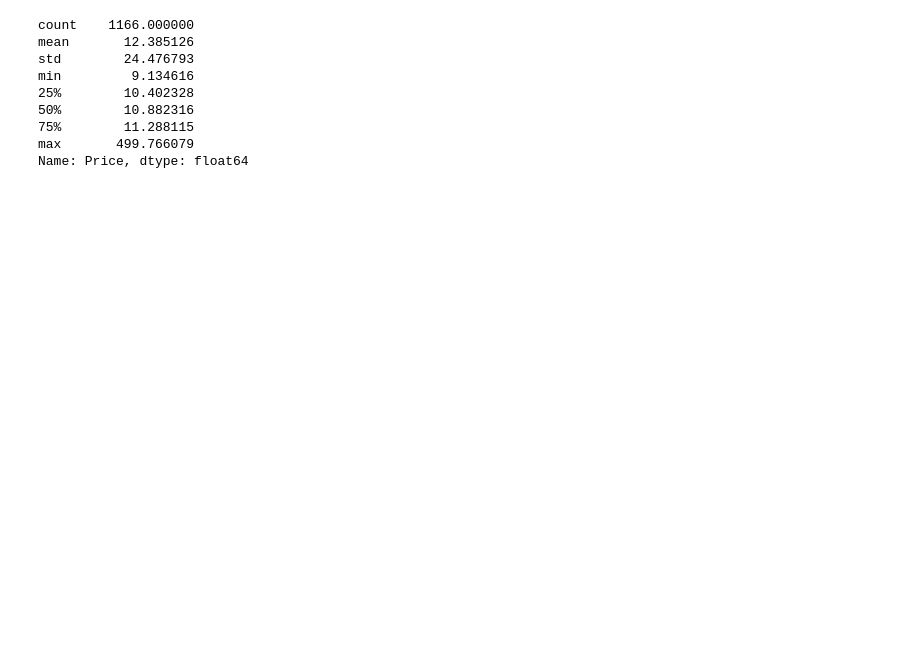
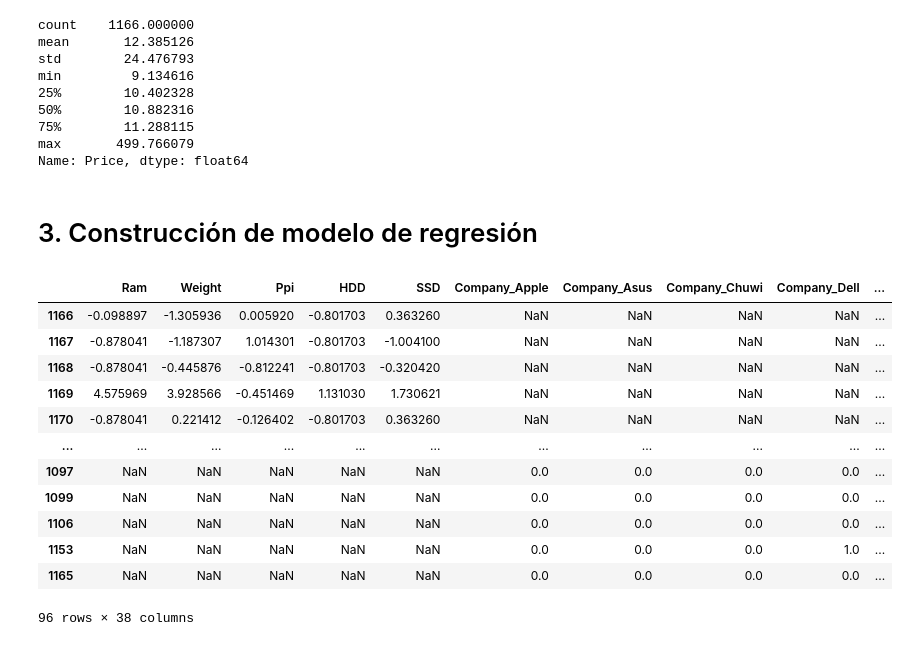
Before and after one commit to ddummann/BI-202302-1, a Jupyter notebook: Lab2/MainNotebook.ipynb, the cells around one changed output. Drawn from its saved outputs; the diff is of its cells as text; code cells hidden in the pictures; blank space fills up the shorter version.

```diff
--- a/Lab2/MainNotebook.ipynb
+++ b/Lab2/MainNotebook.ipynb
@@ -636,3 +688,25 @@ min         9.134616
 75%        11.288115
 max       499.766079
 Name: Price, dtype: float64
+# %% [markdown]
+# 3. Construcción de modelo de regresión
+# %%
+x_train = df_laptops_train_copy.drop('Price', axis=1)
+y_train = df_laptops_train_copy['Price']
+# %%
+# Mostrar filas con valores nulos
+x_train[x_train.isnull().any(axis=1)]
+# %% [output]
+|  | Ram | Weight | Ppi | HDD | SSD | Company_Apple | Company_Asus | Company_Chuwi | Company_Dell | ... |
+| 1166 | -0.098897 | -1.305936 | 0.005920 | -0.801703 | 0.363260 | NaN | NaN | NaN | NaN | ... |
+| 1167 | -0.878041 | -1.187307 | 1.014301 | -0.801703 | -1.004100 | NaN | NaN | NaN | NaN | ... |
+| 1168 | -0.878041 | -0.445876 | -0.812241 | -0.801703 | -0.320420 | NaN | NaN | NaN | NaN | ... |
+| 1169 | 4.575969 | 3.928566 | -0.451469 | 1.131030 | 1.730621 | NaN | NaN | NaN | NaN | ... |
+| 1170 | -0.878041 | 0.221412 | -0.126402 | -0.801703 | 0.363260 | NaN | NaN | NaN | NaN | ... |
+| ... | ... | ... | ... | ... | ... | ... | ... | ... | ... | ... |
+| 1097 | NaN | NaN | NaN | NaN | NaN | 0.0 | 0.0 | 0.0 | 0.0 | ... |
+| 1099 | NaN | NaN | NaN | NaN | NaN | 0.0 | 0.0 | 0.0 | 0.0 | ... |
+| 1106 | NaN | NaN | NaN | NaN | NaN | 0.0 | 0.0 | 0.0 | 0.0 | ... |
+| 1153 | NaN | NaN | NaN | NaN | NaN | 0.0 | 0.0 | 0.0 | 1.0 | ... |
+| 1165 | NaN | NaN | NaN | NaN | NaN | 0.0 | 0.0 | 0.0 | 0.0 | ... |
+96 rows × 38 columns
```
Also changed, not shown: parts of 7 cells of this notebook.
